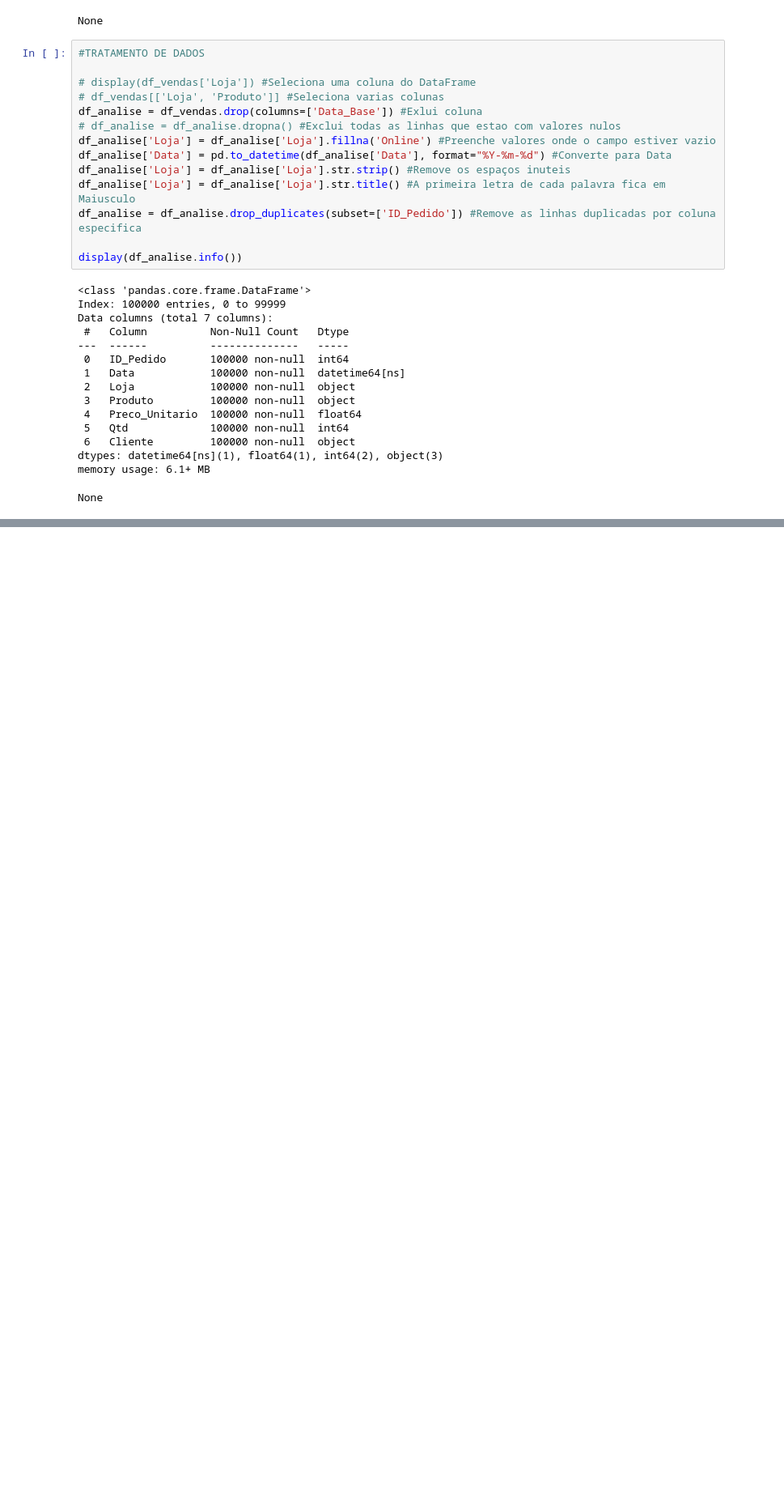
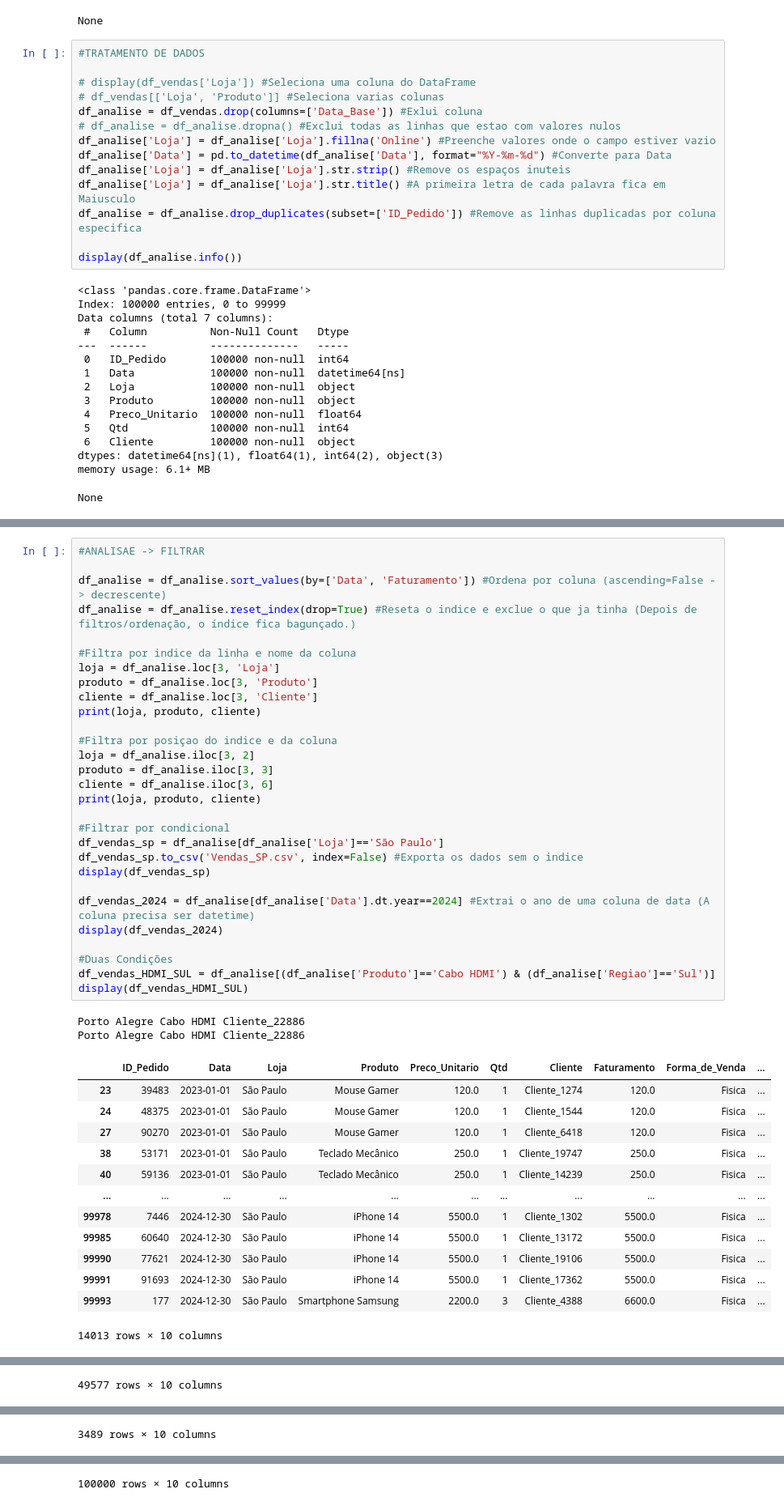
Before and after one commit to josilva47/pandas-estudos, a Jupyter notebook: pandas_supremo.ipynb, the cells around one changed output, grey strips where cells are left out. Shown at 81% size. Cells and saved outputs as stored; diff of their text form; blank space fills up the shorter version.

```diff
--- a/pandas_supremo.ipynb
+++ b/pandas_supremo.ipynb
@@ -128,0 +141,45 @@ array(['São Paulo', 'Belo Horizonte', 'Online', 'Rio De Janeiro',
+# %%
+#ANALISAE -> FILTRAR
+
+df_analise = df_analise.sort_values(by=['Data', 'Faturamento']) #Ordena por coluna (ascending=False -> decrescente)
+df_analise = df_analise.reset_index(drop=True) #Reseta o indice e exclue o que ja tinha (Depois de filtros/ordenação, o índice fica bagunçado.)
+
+#Filtra por indice da linha e nome da coluna
+loja = df_analise.loc[3, 'Loja']
+produto = df_analise.loc[3, 'Produto']
+cliente = df_analise.loc[3, 'Cliente']
+print(loja, produto, cliente)
+
+#Filtra por posiçao do indice e da coluna
+loja = df_analise.iloc[3, 2]
+produto = df_analise.iloc[3, 3]
+cliente = df_analise.iloc[3, 6]
+print(loja, produto, cliente)
+
+#Filtrar por condicional
+df_vendas_sp = df_analise[df_analise['Loja']=='São Paulo']
+df_vendas_sp.to_csv('Vendas_SP.csv', index=False) #Exporta os dados sem o indice
+display(df_vendas_sp)
+
+df_vendas_2024 = df_analise[df_analise['Data'].dt.year==2024] #Extrai o ano de uma coluna de data (A coluna precisa ser datetime)
+display(df_vendas_2024)
+
+#Duas Condições
+df_vendas_HDMI_SUL = df_analise[(df_analise['Produto']=='Cabo HDMI') & (df_analise['Regiao']=='Sul')]
+display(df_vendas_HDMI_SUL)
+# %% [output]
+Porto Alegre Cabo HDMI Cliente_22886
+Porto Alegre Cabo HDMI Cliente_22886
+|  | ID_Pedido | Data | Loja | Produto | Preco_Unitario | Qtd | Cliente | Faturamento | Forma_de_Venda | ... |
+| 23 | 39483 | 2023-01-01 | São Paulo | Mouse Gamer | 120.0 | 1 | Cliente_1274 | 120.0 | Fisica | ... |
+| 24 | 48375 | 2023-01-01 | São Paulo | Mouse Gamer | 120.0 | 1 | Cliente_1544 | 120.0 | Fisica | ... |
+| 27 | 90270 | 2023-01-01 | São Paulo | Mouse Gamer | 120.0 | 1 | Cliente_6418 | 120.0 | Fisica | ... |
+| 38 | 53171 | 2023-01-01 | São Paulo | Teclado Mecânico | 250.0 | 1 | Cliente_19747 | 250.0 | Fisica | ... |
+| 40 | 59136 | 2023-01-01 | São Paulo | Teclado Mecânico | 250.0 | 1 | Cliente_14239 | 250.0 | Fisica | ... |
+| ... | ... | ... | ... | ... | ... | ... | ... | ... | ... | ... |
+| 99978 | 7446 | 2024-12-30 | São Paulo | iPhone 14 | 5500.0 | 1 | Cliente_1302 | 5500.0 | Fisica | ... |
+| 99985 | 60640 | 2024-12-30 | São Paulo | iPhone 14 | 5500.0 | 1 | Cliente_13172 | 5500.0 | Fisica | ... |
+| 99990 | 77621 | 2024-12-30 | São Paulo | iPhone 14 | 5500.0 | 1 | Cliente_19106 | 5500.0 | Fisica | ... |
+| 99991 | 91693 | 2024-12-30 | São Paulo | iPhone 14 | 5500.0 | 1 | Cliente_17362 | 5500.0 | Fisica | ... |
+| 99993 | 177 | 2024-12-30 | São Paulo | Smartphone Samsung | 2200.0 | 3 | Cliente_4388 | 6600.0 | Fisica | ... |
+14013 rows × 10 columns
@@ -128,0 +198 @@ array(['São Paulo', 'Belo Horizonte', 'Online', 'Rio De Janeiro',
+49577 rows × 10 columns
@@ -128,0 +211 @@ array(['São Paulo', 'Belo Horizonte', 'Online', 'Rio De Janeiro',
+3489 rows × 10 columns
@@ -128,0 +224 @@ array(['São Paulo', 'Belo Horizonte', 'Online', 'Rio De Janeiro',
+100000 rows × 10 columns
```
Also changed, not shown: parts of 2 cells of this notebook.
